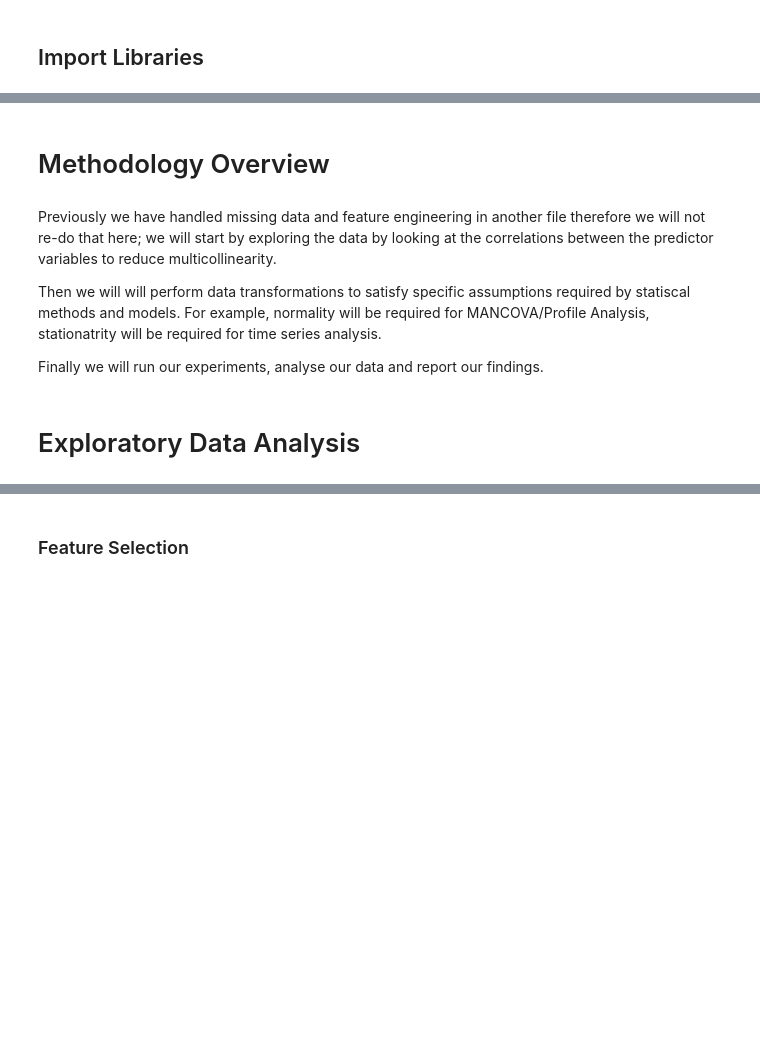
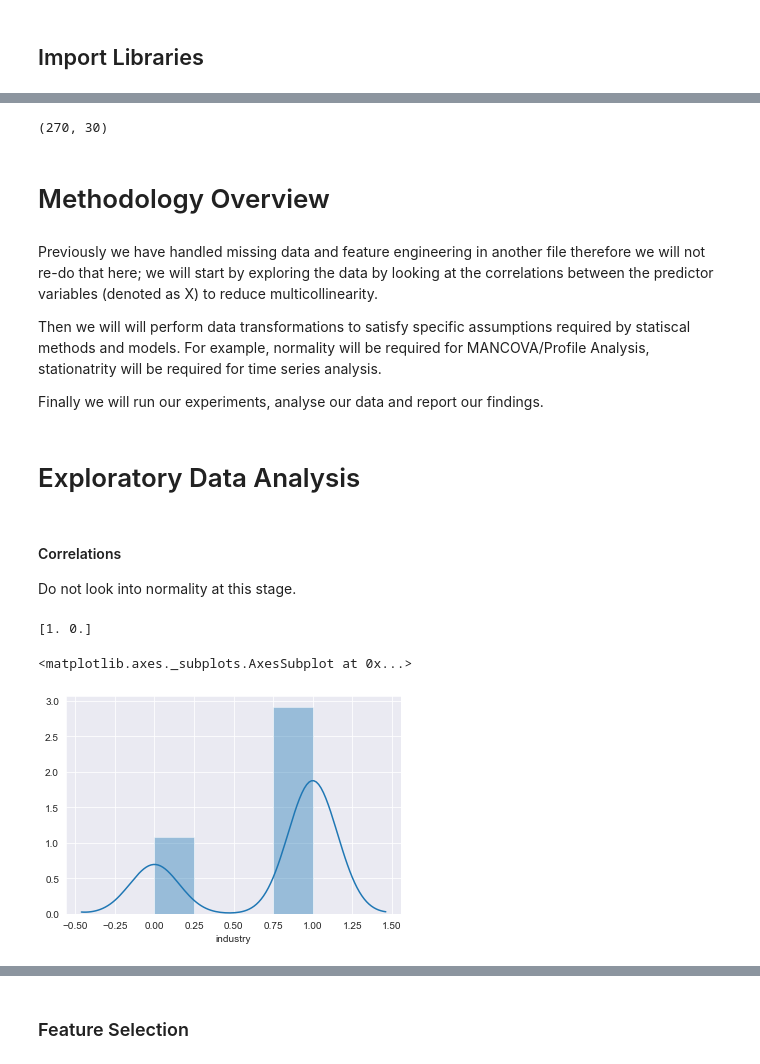
Before and after one commit to mcsw311093/Data-Cleaning-and-Analysis, a Jupyter notebook: Analysis.ipynb, the cells around one changed output, grey strips where cells are left out. Drawn from its saved outputs; the diff is of its cells as text; code cells hidden in the pictures; blank space fills up the shorter version.

Commit message:
Added Exploratory Data Analysis
EDA completed

```diff
--- a/Analysis.ipynb
+++ b/Analysis.ipynb
@@ -172,0 +200,2 @@ main_df.sort_index(ascending=True, sort_remaining= True, inplace=True)
+# %%
+tsla_index = main_df.loc[main_df['company_name']=='Tesla'].index
@@ -173,10 +208,27 @@ main_df.sort_index(ascending=True, sort_remaining= True, inplace=True)
+# %%
+main_df.drop(index= tsla_index, inplace=True)
+# %%
+main_df.shape
+# %% [output]
+(270, 30)
 # %% [markdown]
 # Methodology Overview
 # %% [markdown]
-Previously we have handled missing data and feature engineering in another file therefore we will not re-do that here; we will start by exploring the data by looking at the correlations between the predictor variables to reduce multicollinearity.
+Previously we have handled missing data and feature engineering in another file therefore we will not re-do that here; we will start by exploring the data by looking at the correlations between the predictor variables (denoted as X) to reduce multicollinearity.
 
 Then we will will perform data transformations to satisfy specific assumptions required by statiscal methods and models. For example, normality will be required for MANCOVA/Profile Analysis, stationatrity will be required for time series analysis.
 
 Finally we will run our experiments, analyse our data and report our findings.
 # %% [markdown]
 # Exploratory Data Analysis
+# %% [markdown]
+#### Correlations
+Do not look into normality at this stage.
+# %%
+# Target variable is binanry in nature.
+print(main_df['industry'].unique())
+sns.distplot(main_df['industry'])
+# %% [output]
+[1. 0.]
+<matplotlib.axes._subplots.AxesSubplot at 0x...>
+[figure, added]
```
Also changed, not shown: parts of 84 cells of this notebook.
